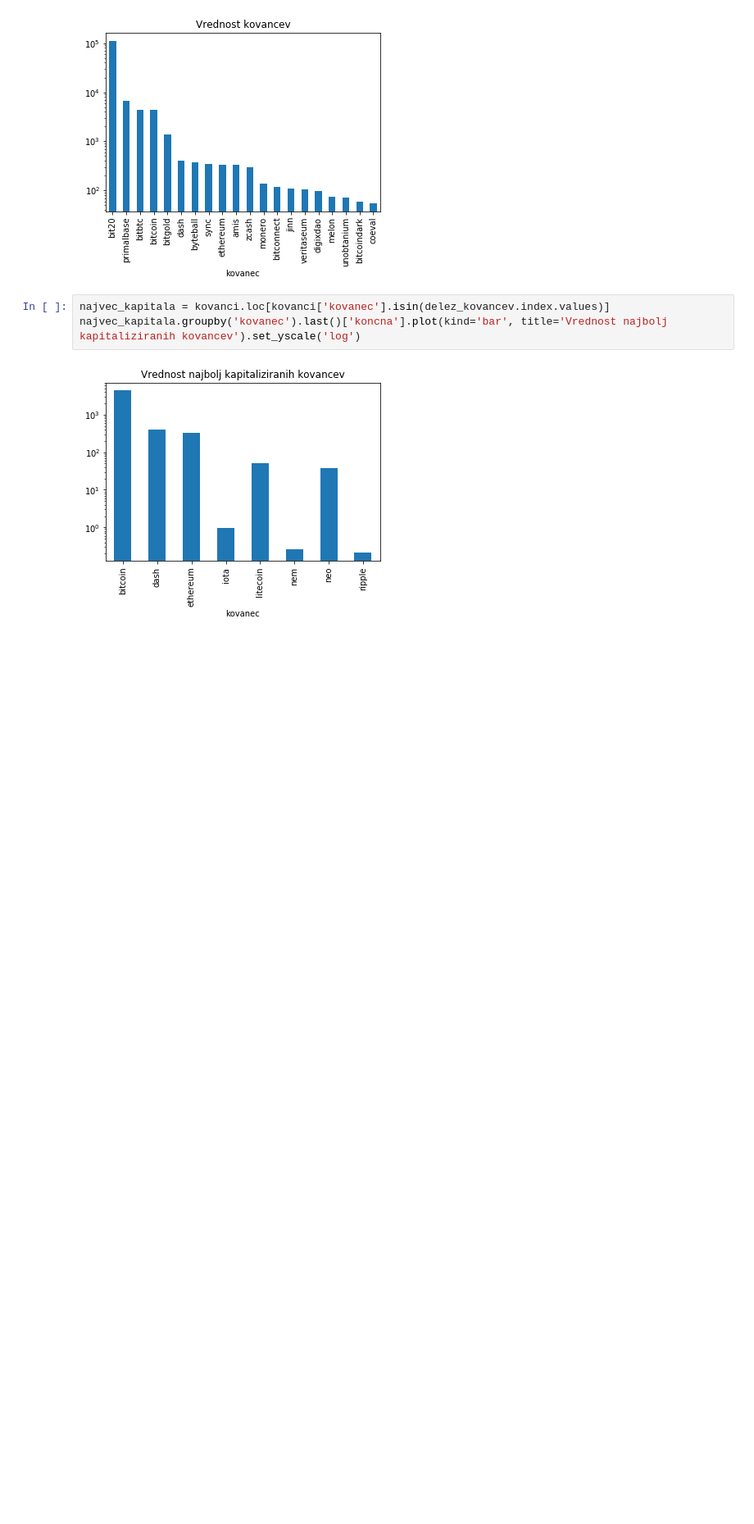
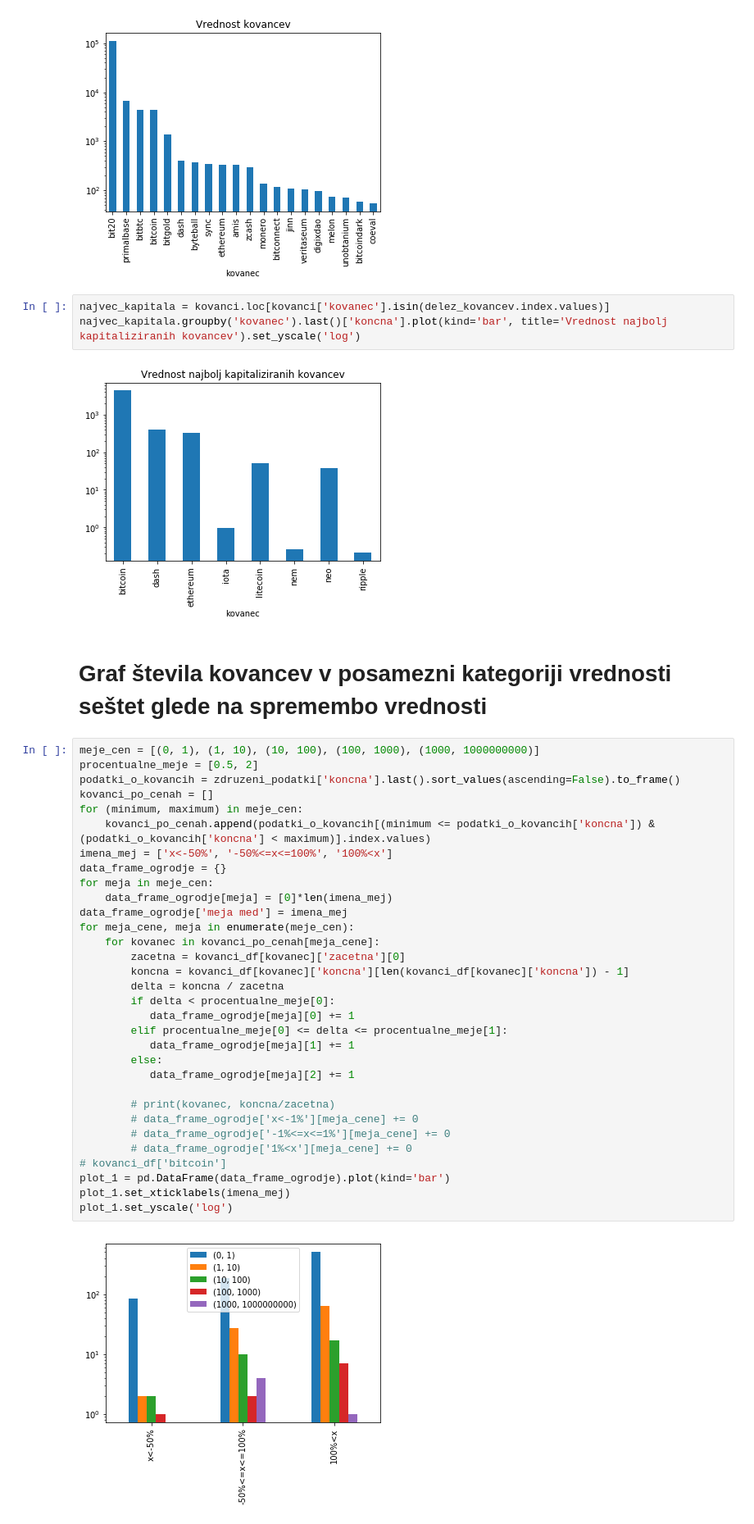
Before and after one commit to marusalekse/projekt-p1-kriptovalute, a Jupyter notebook: Analiza Kriptovalut.ipynb, the cells around one changed output. Shown: that part at 82% size. Saved outputs shown, nothing was run; the diff lists cells and outputs as text; blank space fills up the shorter version.

```diff
--- a/Analiza Kriptovalut.ipynb
+++ b/Analiza Kriptovalut.ipynb
@@ -112,3 +116,39 @@ najvec_kapitala = kovanci.loc[kovanci['kovanec'].isin(delez_kovancev.index.value
 najvec_kapitala.groupby('kovanec').last()['koncna'].plot(kind='bar', title='Vrednost najbolj kapitaliziranih kovancev').set_yscale('log')
 # %% [output]
 [figure]
+# %% [markdown]
+# Graf števila kovancev v posamezni kategoriji vrednosti seštet glede na spremembo vrednosti
+# %%
+meje_cen = [(0, 1), (1, 10), (10, 100), (100, 1000), (1000, 1000000000)]
+procentualne_meje = [0.5, 2]
+podatki_o_kovancih = zdruzeni_podatki['koncna'].last().sort_values(ascending=False).to_frame()
+kovanci_po_cenah = []
+for (minimum, maximum) in meje_cen:
+    kovanci_po_cenah.append(podatki_o_kovancih[(minimum <= podatki_o_kovancih['koncna']) & (podatki_o_kovancih['koncna'] < maximum)].index.values)
+imena_mej = ['x<-50%', '-50%<=x<=100%', '100%<x']
+data_frame_ogrodje = {}
+for meja in meje_cen:
+    data_frame_ogrodje[meja] = [0]*len(imena_mej)
+data_frame_ogrodje['meja med'] = imena_mej
+for meja_cene, meja in enumerate(meje_cen):
+    for kovanec in kovanci_po_cenah[meja_cene]:
+        zacetna = kovanci_df[kovanec]['zacetna'][0]
+        koncna = kovanci_df[kovanec]['koncna'][len(kovanci_df[kovanec]['koncna']) - 1]
+        delta = koncna / zacetna
+        if delta < procentualne_meje[0]:
+           data_frame_ogrodje[meja][0] += 1
+        elif procentualne_meje[0] <= delta <= procentualne_meje[1]:
+           data_frame_ogrodje[meja][1] += 1
+        else:
+           data_frame_ogrodje[meja][2] += 1
+
+        # print(kovanec, koncna/zacetna)
+        # data_frame_ogrodje['x<-1%'][meja_cene] += 0
+        # data_frame_ogrodje['-1%<=x<=1%'][meja_cene] += 0
+        # data_frame_ogrodje['1%<x'][meja_cene] += 0
+# kovanci_df['bitcoin']
+plot_1 = pd.DataFrame(data_frame_ogrodje).plot(kind='bar')
+plot_1.set_xticklabels(imena_mej)
+plot_1.set_yscale('log')
+# %% [output]
+[figure, added]
```
Also changed, not shown: parts of 2 cells of this notebook.
